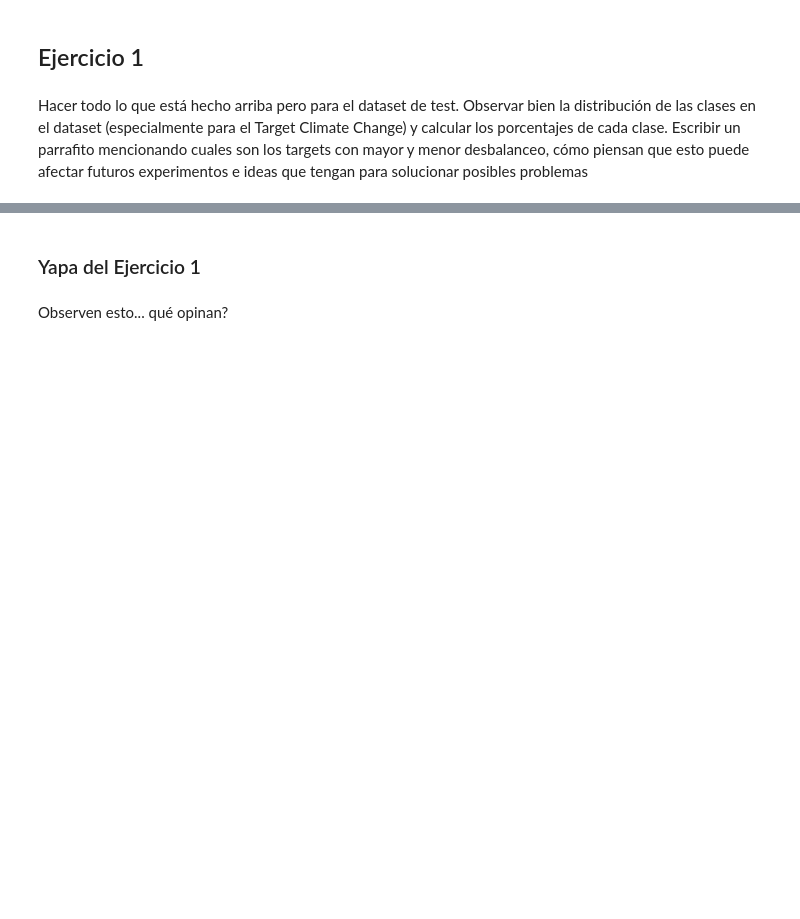
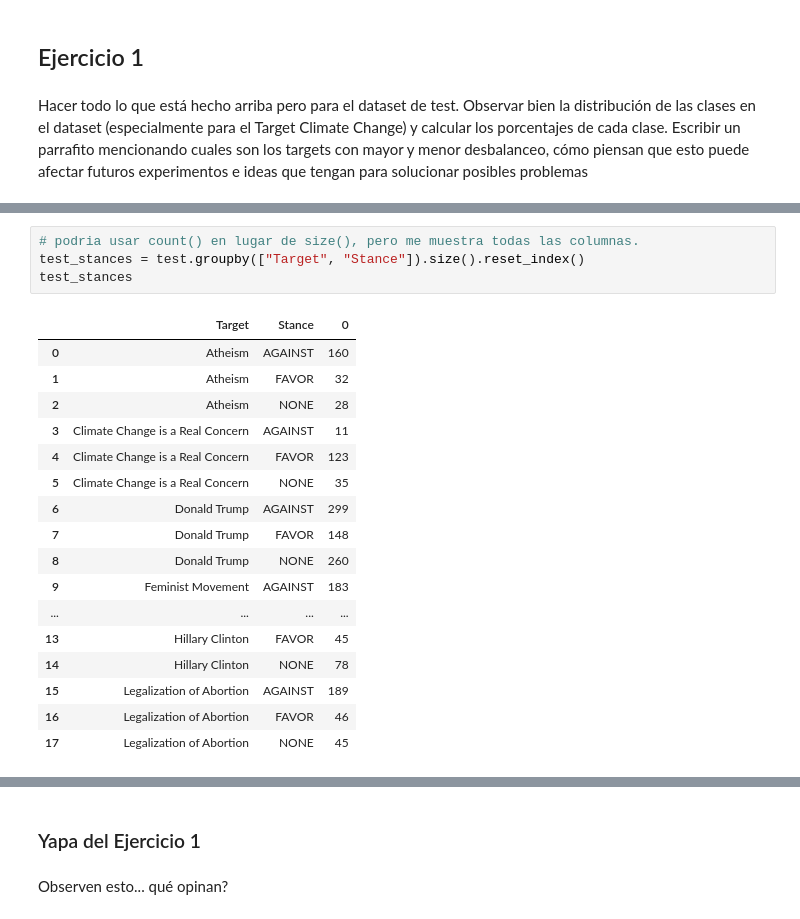
Before and after one commit to matiugrin/mentoria, a Jupyter notebook: 1 - Posicionamiento respecto a un tópico en twitter - Analisis y Visualización.ipynb, the cells around one changed output, grey strips where cells are left out. Drawn from its saved outputs; the diff is of its cells as text; blank space fills up the shorter version.

```diff
--- a/1 - Posicionamiento respecto a un tópico en twitter - Analisis y Visualización.ipynb
+++ b/1 - Posicionamiento respecto a un tópico en twitter - Analisis y Visualización.ipynb
@@ -91,0 +139,22 @@ Hacer todo lo que está hecho arriba pero para el dataset de test. Observar bien
+# %%
+# podria usar count() en lugar de size(), pero me muestra todas las columnas.
+test_stances = test.groupby(["Target", "Stance"]).size().reset_index()
+test_stances
+# %% [output]
+|  | Target | Stance | 0 |
+| 0 | Atheism | AGAINST | 160 |
+| 1 | Atheism | FAVOR | 32 |
+| 2 | Atheism | NONE | 28 |
+| 3 | Climate Change is a Real Concern | AGAINST | 11 |
+| 4 | Climate Change is a Real Concern | FAVOR | 123 |
+| 5 | Climate Change is a Real Concern | NONE | 35 |
+| 6 | Donald Trump | AGAINST | 299 |
+| 7 | Donald Trump | FAVOR | 148 |
+| 8 | Donald Trump | NONE | 260 |
+| 9 | Feminist Movement | AGAINST | 183 |
+| ... | ... | ... | ... |
+| 13 | Hillary Clinton | FAVOR | 45 |
+| 14 | Hillary Clinton | NONE | 78 |
+| 15 | Legalization of Abortion | AGAINST | 189 |
+| 16 | Legalization of Abortion | FAVOR | 46 |
+| 17 | Legalization of Abortion | NONE | 45 |
```
Also changed, not shown: parts of 16 cells of this notebook.
